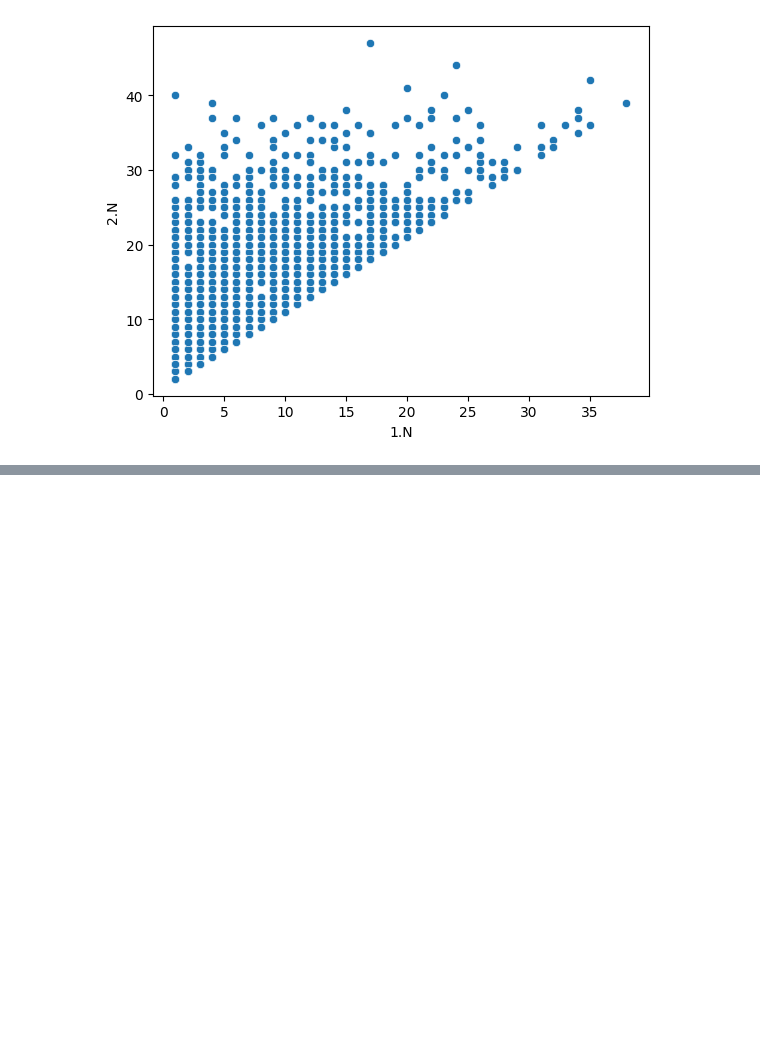
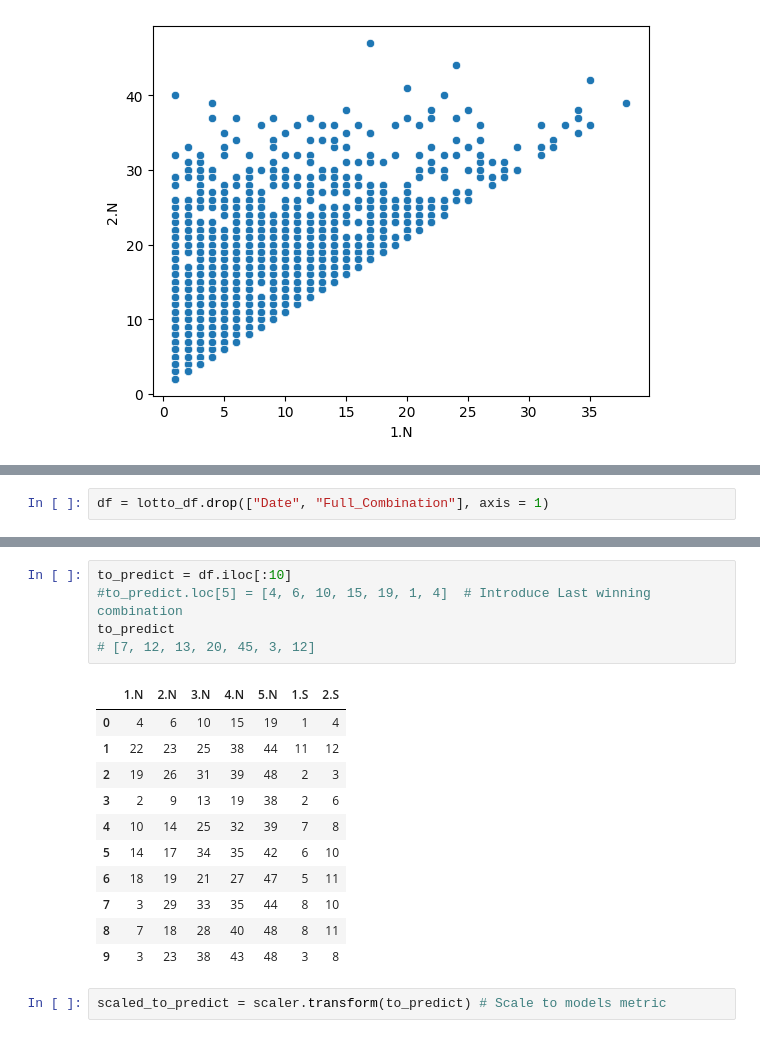
Before and after one commit to annamau/lotto_model, a Jupyter notebook: model/lotto_model.ipynb, the cells around one changed output, grey strips where cells are left out. Drawn from its saved outputs; the diff is of its cells as text; blank space fills up the shorter version.

```diff
--- a/model/lotto_model.ipynb
+++ b/model/lotto_model.ipynb
@@ -38,0 +77,2 @@ sns.displot(lotto_df, x="2.N", binwidth=1)
+# %%
+df = lotto_df.drop(["Date", "Full_Combination"], axis = 1)
@@ -38,0 +183,19 @@ sns.displot(lotto_df, x="2.N", binwidth=1)
+# %%
+to_predict = df.iloc[:10]
+#to_predict.loc[5] = [4, 6, 10, 15, 19, 1, 4]  # Introduce Last winning combination
+to_predict
+# [7, 12, 13, 20, 45, 3, 12]
+# %% [output]
+|  | 1.N | 2.N | 3.N | 4.N | 5.N | 1.S | 2.S |
+| 0 | 4 | 6 | 10 | 15 | 19 | 1 | 4 |
+| 1 | 22 | 23 | 25 | 38 | 44 | 11 | 12 |
+| 2 | 19 | 26 | 31 | 39 | 48 | 2 | 3 |
+| 3 | 2 | 9 | 13 | 19 | 38 | 2 | 6 |
+| 4 | 10 | 14 | 25 | 32 | 39 | 7 | 8 |
+| 5 | 14 | 17 | 34 | 35 | 42 | 6 | 10 |
+| 6 | 18 | 19 | 21 | 27 | 47 | 5 | 11 |
+| 7 | 3 | 29 | 33 | 35 | 44 | 8 | 10 |
+| 8 | 7 | 18 | 28 | 40 | 48 | 8 | 11 |
+| 9 | 3 | 23 | 38 | 43 | 48 | 3 | 8 |
+# %%
+scaled_to_predict = scaler.transform(to_predict) # Scale to models metric
```
Also changed, not shown: parts of 19 cells of this notebook, 1 other file.
